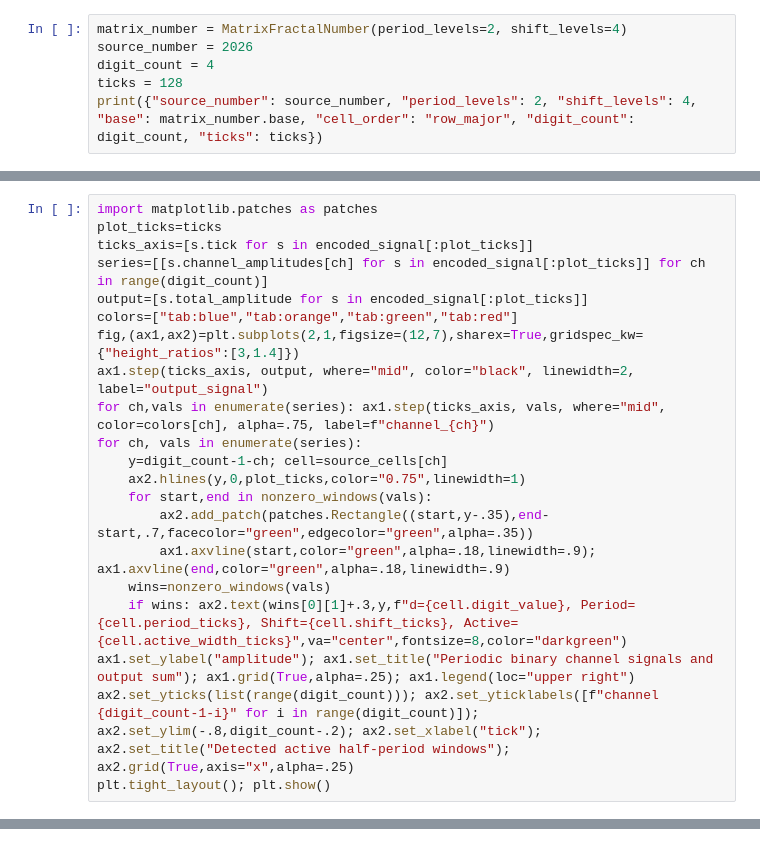
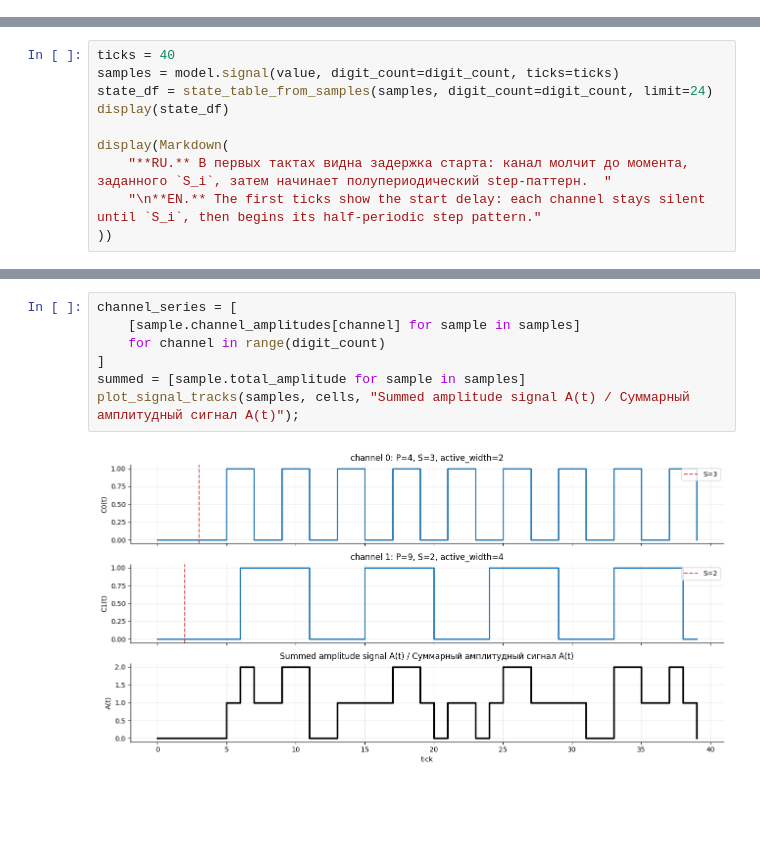
Before and after one commit to powerlife000/snn_framework, a Jupyter notebook: experiments/fractal_number_compression_demo.ipynb, the cells around one changed output, grey strips where cells are left out. Drawn from its saved outputs; the diff is of its cells as text; blank space fills up the shorter version.

Commit message:
Publish updated fractal SNN framework notebooks
Co-authored-by: Cursor <cursoragent@cursor.com>

```diff
--- a/experiments/fractal_number_compression_demo.ipynb
+++ b/experiments/fractal_number_compression_demo.ipynb
@@ -51,6 +0,0 @@ EN: the matrix is a digit alphabet. If `period_levels=2`, `shift_levels=4`, the
-# %%
-matrix_number = MatrixFractalNumber(period_levels=2, shift_levels=4)
-source_number = 2026
-digit_count = 4
-ticks = 128
-print({"source_number": source_number, "period_levels": 2, "shift_levels": 4, "base": matrix_number.base, "cell_order": "row_major", "digit_count": digit_count, "ticks": ticks})
@@ -188,21 +0,0 @@ EN: the upper plot shows binary periodic channels and their sum. The lower plot
-# %%
-import matplotlib.patches as patches
-plot_ticks=ticks
-ticks_axis=[s.tick for s in encoded_signal[:plot_ticks]]
-series=[[s.channel_amplitudes[ch] for s in encoded_signal[:plot_ticks]] for ch in range(digit_count)]
-output=[s.total_amplitude for s in encoded_signal[:plot_ticks]]
-colors=["tab:blue","tab:orange","tab:green","tab:red"]
-fig,(ax1,ax2)=plt.subplots(2,1,figsize=(12,7),sharex=True,gridspec_kw={"height_ratios":[3,1.4]})
-ax1.step(ticks_axis, output, where="mid", color="black", linewidth=2, label="output_signal")
-for ch,vals in enumerate(series): ax1.step(ticks_axis, vals, where="mid", color=colors[ch], alpha=.75, label=f"channel_{ch}")
-for ch, vals in enumerate(series):
-    y=digit_count-1-ch; cell=source_cells[ch]
-    ax2.hlines(y,0,plot_ticks,color="0.75",linewidth=1)
-    for start,end in nonzero_windows(vals):
-        ax2.add_patch(patches.Rectangle((start,y-.35),end-start,.7,facecolor="green",edgecolor="green",alpha=.35))
-        ax1.axvline(start,color="green",alpha=.18,linewidth=.9); ax1.axvline(end,color="green",alpha=.18,linewidth=.9)
-    wins=nonzero_windows(vals)
-    if wins: ax2.text(wins[0][1]+.3,y,f"d={cell.digit_value}, Period={cell.period_ticks}, Shift={cell.shift_ticks}, Active={cell.active_width_ticks}",va="center",fontsize=8,color="darkgreen")
-ax1.set_ylabel("amplitude"); ax1.set_title("Periodic binary channel signals and output sum"); ax1.grid(True,alpha=.25); ax1.legend(loc="upper right")
-ax2.set_yticks(list(range(digit_count))); ax2.set_yticklabels([f"channel {digit_count-1-i}" for i in range(digit_count)]); ax2.set_ylim(-.8,digit_count-.2); ax2.set_xlabel("tick"); ax2.set_title("Detected active half-period windows"); ax2.grid(True,axis="x",alpha=.25)
-plt.tight_layout(); plt.show()
@@ -298,0 +228,10 @@ print({"decoded_digits_little_endian_lsf_high_freq_to_msf_low_freq": decoded_dig
+# %%
+ticks = 40
+samples = model.signal(value, digit_count=digit_count, ticks=ticks)
+state_df = state_table_from_samples(samples, digit_count=digit_count, limit=24)
+display(state_df)
+
+display(Markdown(
+    "**RU.** В первых тактах видна задержка старта: канал молчит до момента, заданного `S_i`, затем начинает полупериодический step-паттерн.  "
+    "\n**EN.** The first ticks show the start delay: each channel stays silent until `S_i`, then begins its half-periodic step pattern."
+))
@@ -298,0 +270,9 @@ print({"decoded_digits_little_endian_lsf_high_freq_to_msf_low_freq": decoded_dig
+# %%
+channel_series = [
+    [sample.channel_amplitudes[channel] for sample in samples]
+    for channel in range(digit_count)
+]
+summed = [sample.total_amplitude for sample in samples]
+plot_signal_tracks(samples, cells, "Summed amplitude signal A(t) / Суммарный амплитудный сигнал A(t)");
+# %% [output]
+[figure, added]
```
Also changed, not shown: parts of 36 cells of this notebook, 33 other files.
